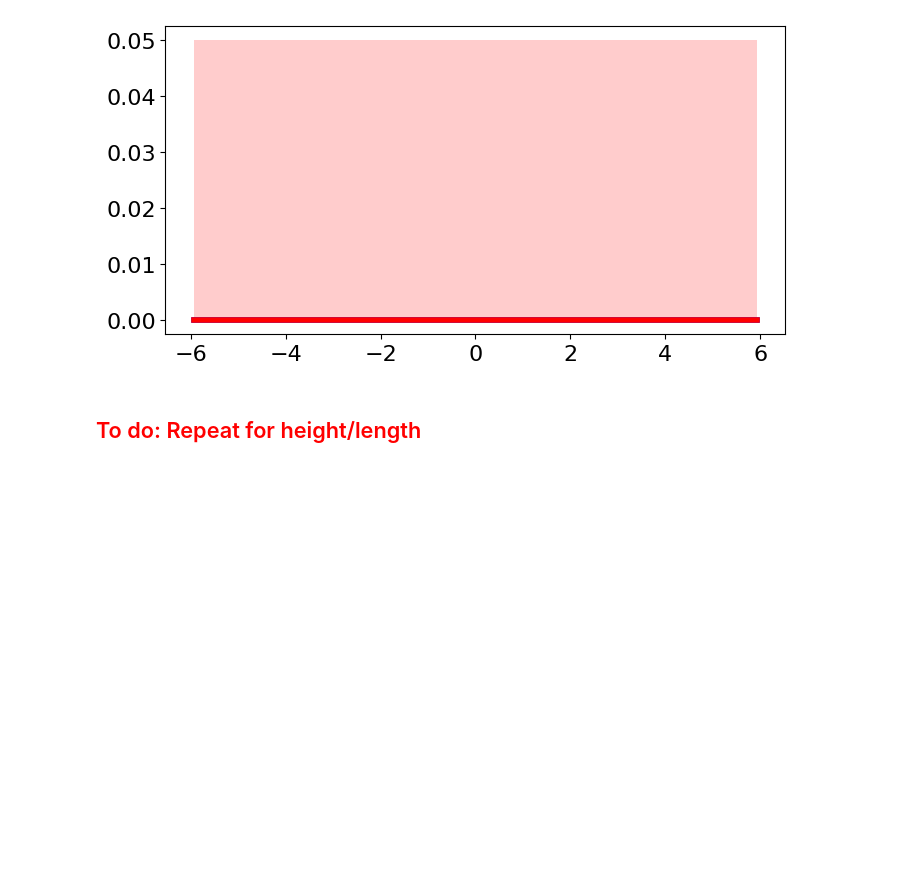
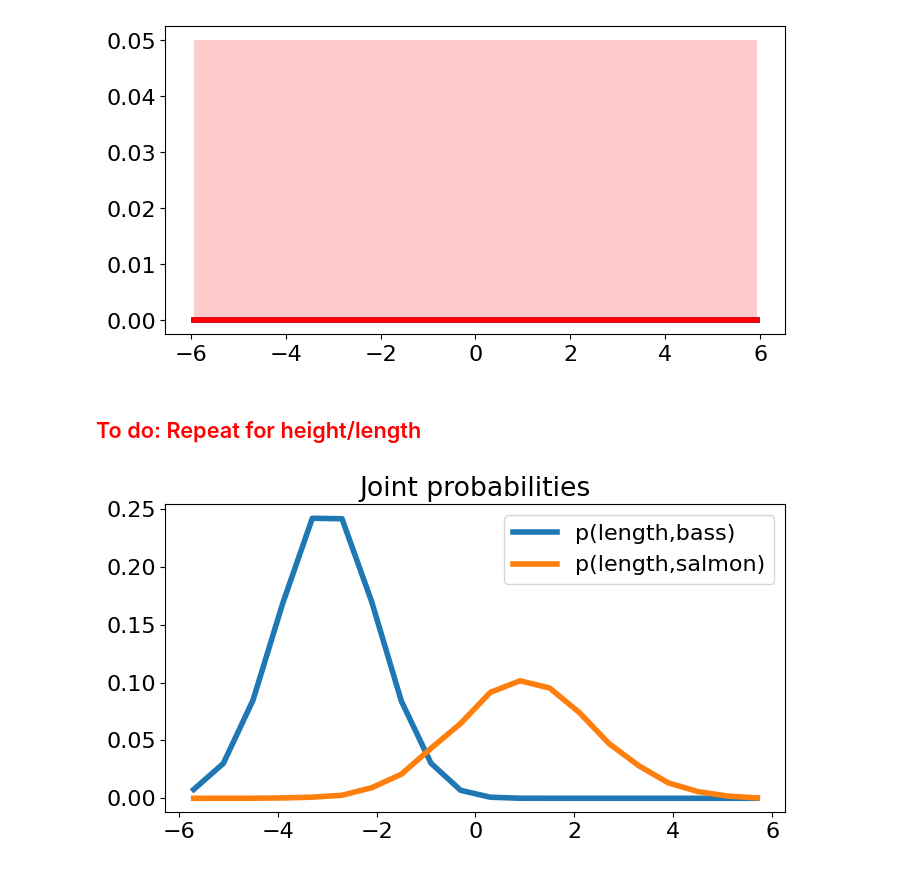
Before and after one commit to aezouhri/Machine_Learning, a Jupyter notebook: MIni Assignment 8/BayesianClassification.ipynb, the cells around one changed output. Saved outputs shown, nothing was run; the diff lists cells and outputs as text; code cells hidden in the pictures; blank space fills up the shorter version.

```diff
--- a/MIni Assignment 8/BayesianClassification.ipynb
+++ b/MIni Assignment 8/BayesianClassification.ipynb
@@ -224,0 +219,26 @@ bincenters = (bins[0:Nbins]+bins[1:Nbins+1])/2
+# %%
+Nbins = 20
+bins = np.linspace(-6,6,Nbins+1)
+bincenters = (bins[0:Nbins]+bins[1:Nbins+1])/2
+
+# To do: add code to do the above for height
+# Conditional probabilities
+p_l_given_salmon,bc = np.histogram(salmonlength, bins=bins,density=True)
+p_l_given_bass,bc = np.histogram(basslength, bins=bins,density=True)
+
+# Priors
+pbass = basscount/(basscount+salmoncount)
+psalmon = salmoncount/(basscount+salmoncount)
+
+# Compute joint probabilities and evidence
+p_l_and_bass = p_l_given_bass * pbass
+p_l_and_salmon = p_l_given_salmon * psalmon
+p_length = p_l_and_bass + p_l_and_salmon
+
+fig = plt.figure()
+s=plt.plot(bincenters,p_l_and_bass,label='p(length,bass) ',linewidth=4)
+s=plt.plot(bincenters,p_l_and_salmon,label='p(length,salmon)',linewidth=4)
+s = plt.title('Joint probabilities')
+s= fig.gca().legend()
+# %% [output]
+[figure, added]
```
Also changed, not shown: parts of 1 cell of this notebook, 1 other file.
